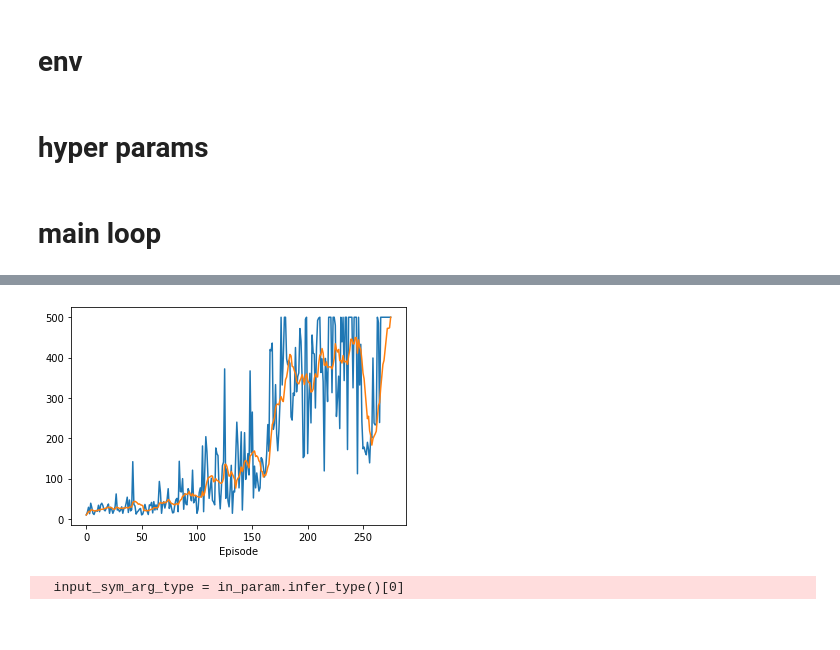
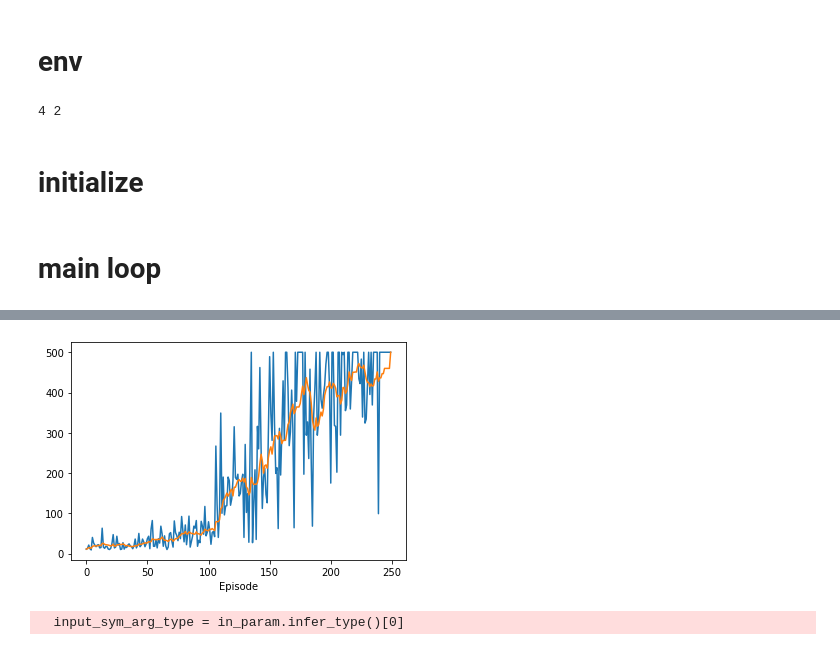
Before and after one commit to skywalker0803r/mxnet_course, a Jupyter notebook: mxnet_REINFORCE_Hybrid.ipynb, the cells around one changed output, grey strips where cells are left out. Saved outputs shown, nothing was run; the diff lists cells and outputs as text; code cells hidden in the pictures.

```diff
--- a/mxnet_REINFORCE_Hybrid.ipynb
+++ b/mxnet_REINFORCE_Hybrid.ipynb
@@ -26,33 +24,47 @@ env = gym.make('CartPole-v1')
-# %% [markdown]
-# hyper params
+# %%
+env_name = 'CartPole-v1'
+env = gym.make(env_name)
+state_dim = env.observation_space.shape[0]
+action_dim = env.action_space.n
+print(state_dim,action_dim)
+# %% [output]
+4 2
+# %% [markdown]
+# initialize
 # %%
-policy_net = build_policy(nn.HybridSequential(),env.action_space.n)
+max_episodes = 1000
+max_steps = 1000
+log_interval = 10
+solved_score = 500
+gamma = 0.99
+lr = 0.001
+policy_net = build_policy(nn.HybridSequential(),action_dim)
 policy_net.hybridize()
 policy_net.initialize(init=init.Xavier())
-
-trainer = Trainer(policy_net.collect_params(),'adam',{'learning_rate':0.001})
-
-max_episode_num = 1000
-max_steps = 10000
+trainer = Trainer(policy_net.collect_params(),'adam',{'learning_rate':lr})
 # %% [markdown]
 # main loop
 # %%
 all_rewards = []
 avg_all_rewards = []
 
-for episode in range(max_episode_num):
+for episode in range(max_episodes):
 
   state = env.reset()
-  log_probs,rewards = [],[]
+  log_probs = []
+  rewards = []
 
   with autograd.record():
-    for t in range(max_steps):
-      state = nd.array(np.expand_dims(state, 0))
+    for time_step in range(max_steps):
+      state = nd.array([state])
+
       probs = nd.softmax(policy_net(state))
       action,log_prob = nd.random.multinomial(probs,get_prob=True)
-      state, reward, done, _ = env.step(action.asnumpy()[0])
+      state,reward,done,info = env.step(action.asnumpy()[0])
+
       log_probs.append(log_prob)
       rewards.append(reward)
+
       if done:
         break
 
@@ -61,25 +73,24 @@ for episode in range(max_episode_num):
 
     R = 0
     for i in range(len(rewards)-1, -1, -1):
-      R = rewards[i] + 0.99 * R
+      R = rewards[i] + gamma * R
       rewards[i] = R
     rewards = np.array(rewards)
     rewards -= rewards.mean()
-    rewards /= rewards.std() + np.finfo(rewards.dtype).eps
+    rewards /= rewards.std()
 
     loss = []
     for log_prob,Gt in zip(log_probs,rewards):
       loss.append(log_prob*(-Gt))
 
   autograd.backward(loss)
-  trainer.step(t)
+  trainer.step(len(loss))
 
-  # print info
-  if episode % 20 == 0:
+  if episode % log_interval == 0:
     print(episode,avg_all_rewards[-1])
-  # if solved
-  if avg_all_rewards[-1] >= 500:
-    print(episode,avg_all_rewards[-1],'solved')
+
+  if (all_rewards[-1] >= solved_score)&(avg_all_rewards[-1] >= solved_score):
+    print(episode,all_rewards[-1],avg_all_rewards[-1],'solved')
     break
 
 plt.plot(all_rewards)
@@ -105 +118 @@ plt.show()
-[figure, old version]
+[figure, new version]
```
Also changed, not shown: parts of 9 cells of this notebook.
